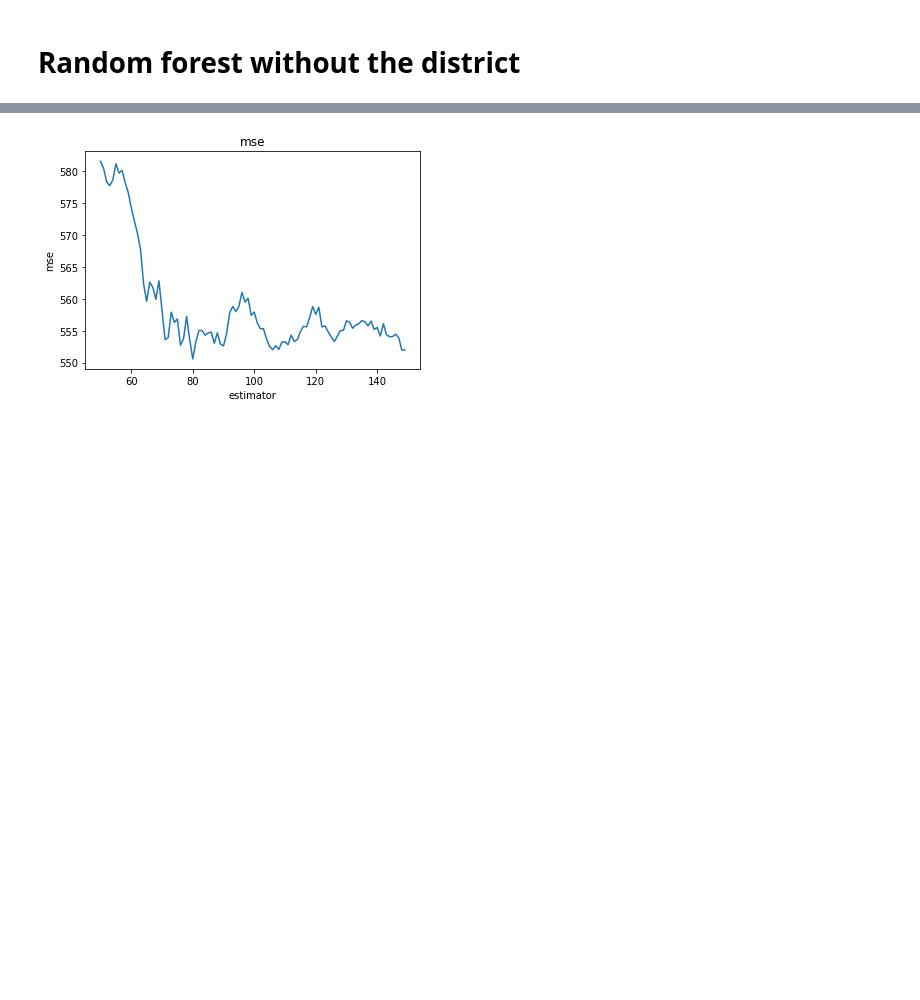
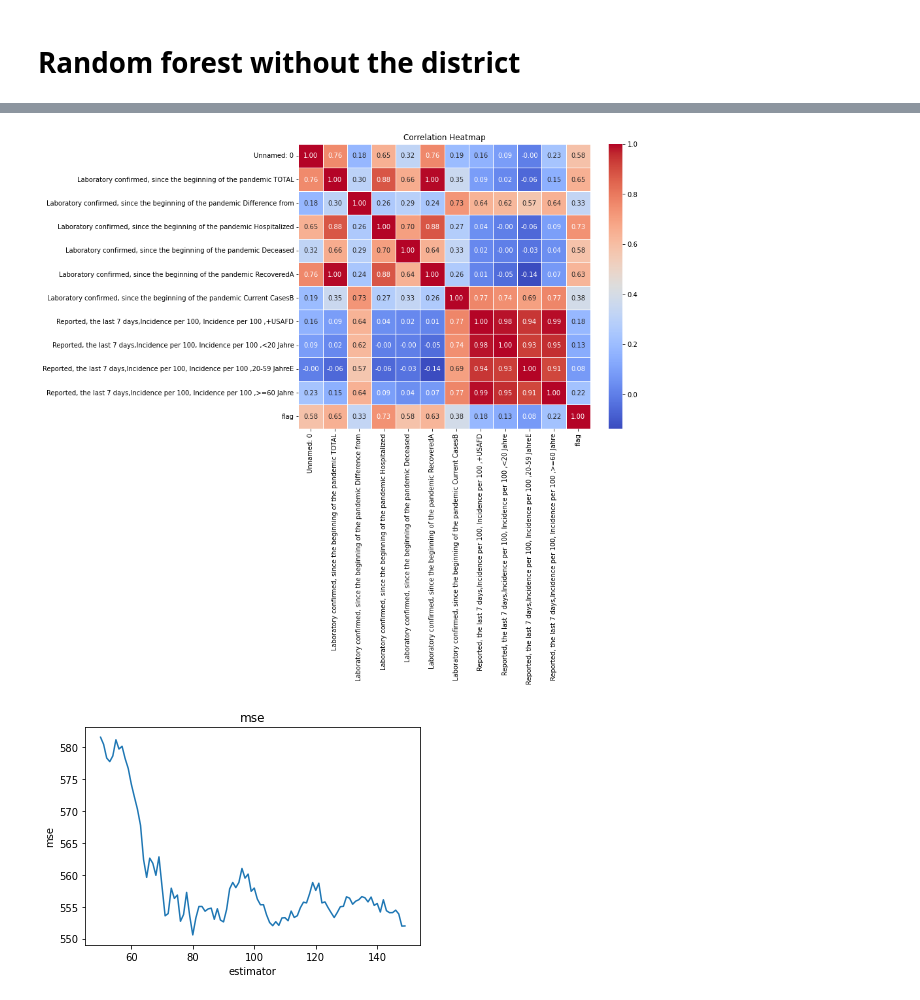
Before and after one commit to jahid-hasan-polash/Covid_AI_Research_Lab, a Jupyter notebook: Random_Forest.ipynb, the cells around one changed output, grey strips where cells are left out. Drawn from its saved outputs; the diff is of its cells as text; code cells hidden in the pictures; blank space fills up the shorter version.

```diff
--- a/Random_Forest.ipynb
+++ b/Random_Forest.ipynb
@@ -17,4 +17,14 @@ else:
 feature_value_temp = data.drop("Laboratory confirmed, since the beginning of the pandemic Hospitalized", axis=1)
 #Droping the Distric col as it is string and will be assigned value by clustering
 features = feature_value_temp.drop("District",axis=1)
-target_col = data["Laboratory confirmed, since the beginning of the pandemic Hospitalized"]
+features = features.drop("Unnamed: 0",axis=1)
+features = features.drop("Laboratory confirmed, since the beginning of the pandemic TOTAL",axis=1)
+features = features.drop("Laboratory confirmed, since the beginning of the pandemic RecoveredA",axis=1)
+features = features.drop("Laboratory confirmed, since the beginning of the pandemic Deceased",axis=1)
+
+
+data['flag'] = 3  # Initialize the 'flag' column with 0
+data.loc[data['Laboratory confirmed, since the beginning of the pandemic Hospitalized'] <= 449, 'flag'] = 2
+data.loc[data['Laboratory confirmed, since the beginning of the pandemic Hospitalized'] <= 290, 'flag'] = 1
+
+target_col = data["flag"]
@@ -21,3 +40,17 @@ target_col = data["Laboratory confirmed, since the beginning of the pandemic Hos
+# %%
+import seaborn as sns
+import matplotlib.pyplot as plt
+
+# Assuming 'data' is your DataFrame
+correlation_matrix = data.corr()
+
+# Create a heatmap
+plt.figure(figsize=(10, 8))
+sns.heatmap(correlation_matrix, annot=True, cmap='coolwarm', fmt=".2f", linewidths=0.5)
+plt.title("Correlation Heatmap")
+plt.show()
+# %% [output]
+[figure, added]
 # %%
 X_train, X_test, y_train, y_test = train_test_split(features, target_col, test_size=0.3, random_state=29)
 # %%
```
Also changed, not shown: parts of 6 cells of this notebook, 6 other files.
